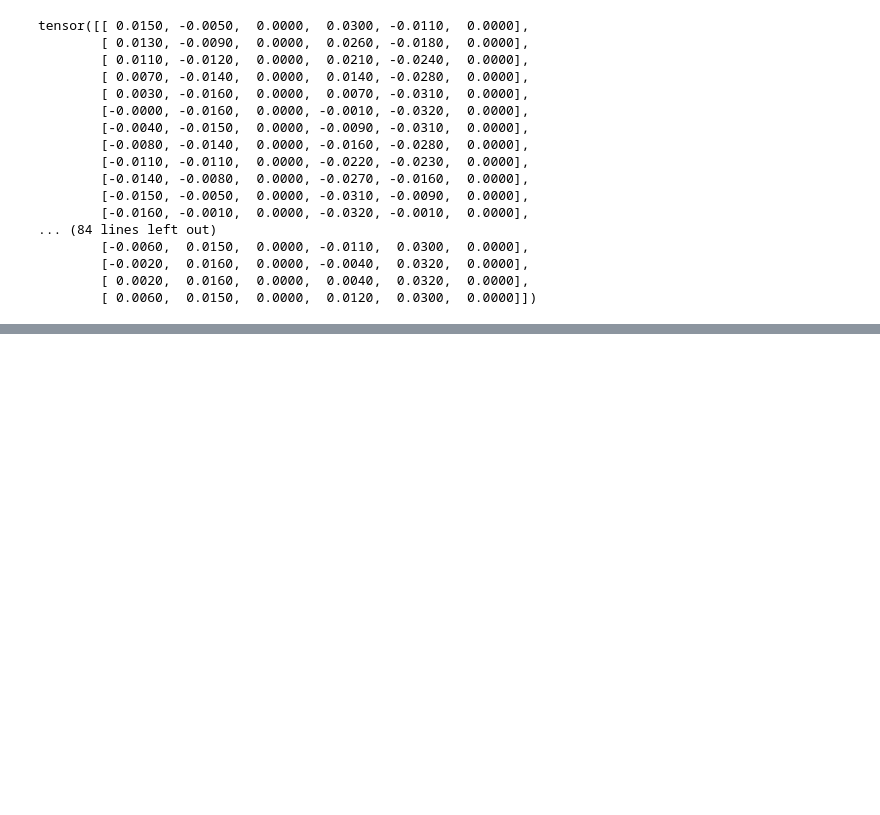
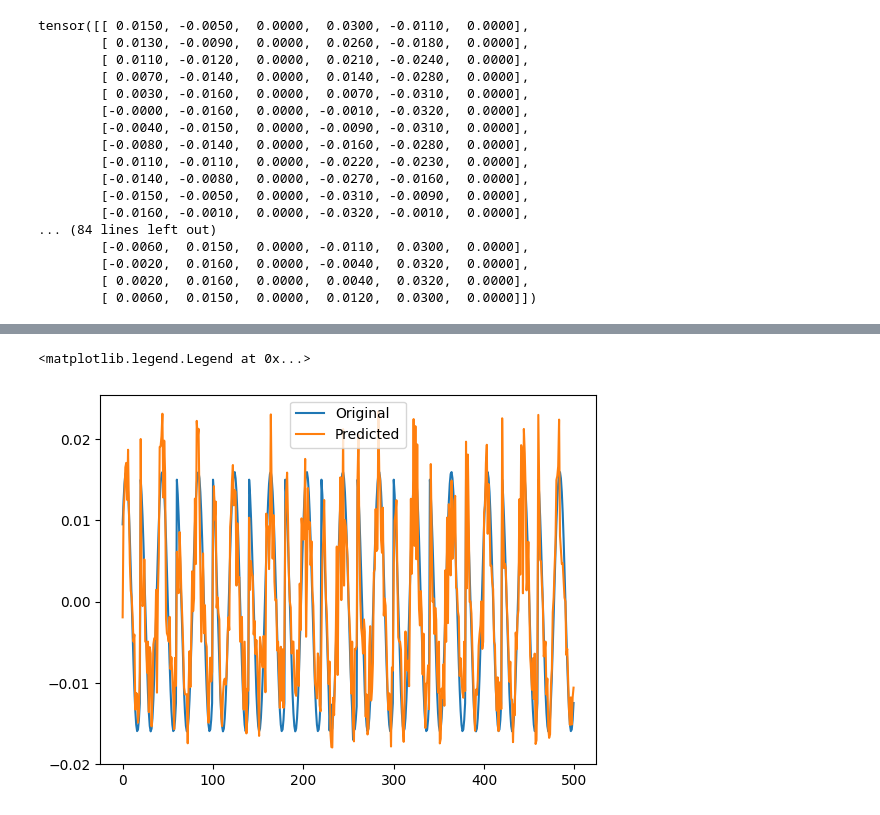
Before and after one commit to gurooria/ResponseWeightedAnalysis, a Jupyter notebook: cnn_training/cnn_regressor.ipynb, the cells around one changed output, grey strips where cells are left out. Cells and saved outputs as stored; diff of their text form; code cells hidden in the pictures; blank space fills up the shorter version.

```diff
--- a/cnn_training/cnn_regressor.ipynb
+++ b/cnn_training/cnn_regressor.ipynb
@@ -246,3 +264,15 @@ tensor([[ 0.0080, -0.0060,  0.0000,  0.0190, -0.0120, -0.0000],
+# %%
+original = Y
+predicted = model(X)
+
+# plot original and predicted values
+plt.plot(original[500:1000, 0], label='Original')
+plt.plot(predicted[500:1000, 0].detach().numpy(), label='Predicted')
+# add legends
+plt.legend()
+# %% [output]
+<matplotlib.legend.Legend at 0x...>
+[figure, added]
 # %%
 # Save the trained model
 torch.save(model.state_dict(), 'localization_cnn32.pt')
```
Also changed, not shown: parts of 10 cells of this notebook, 35 other files.
